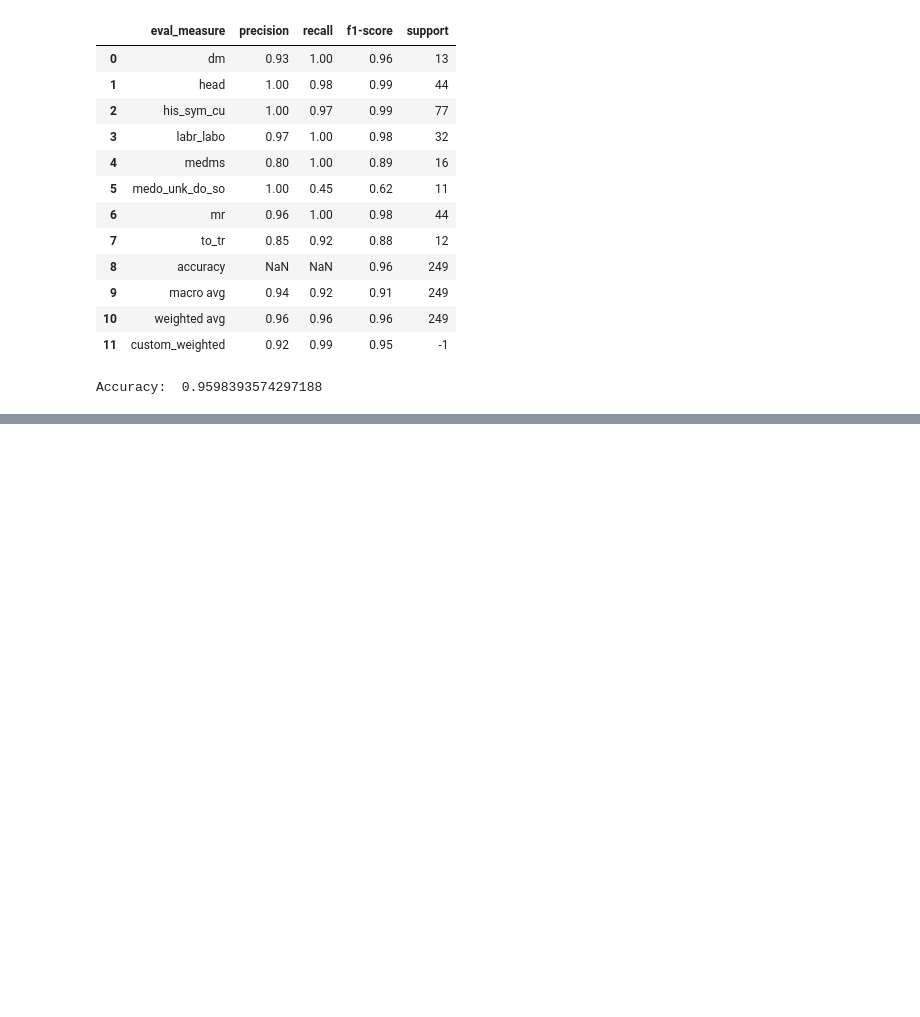
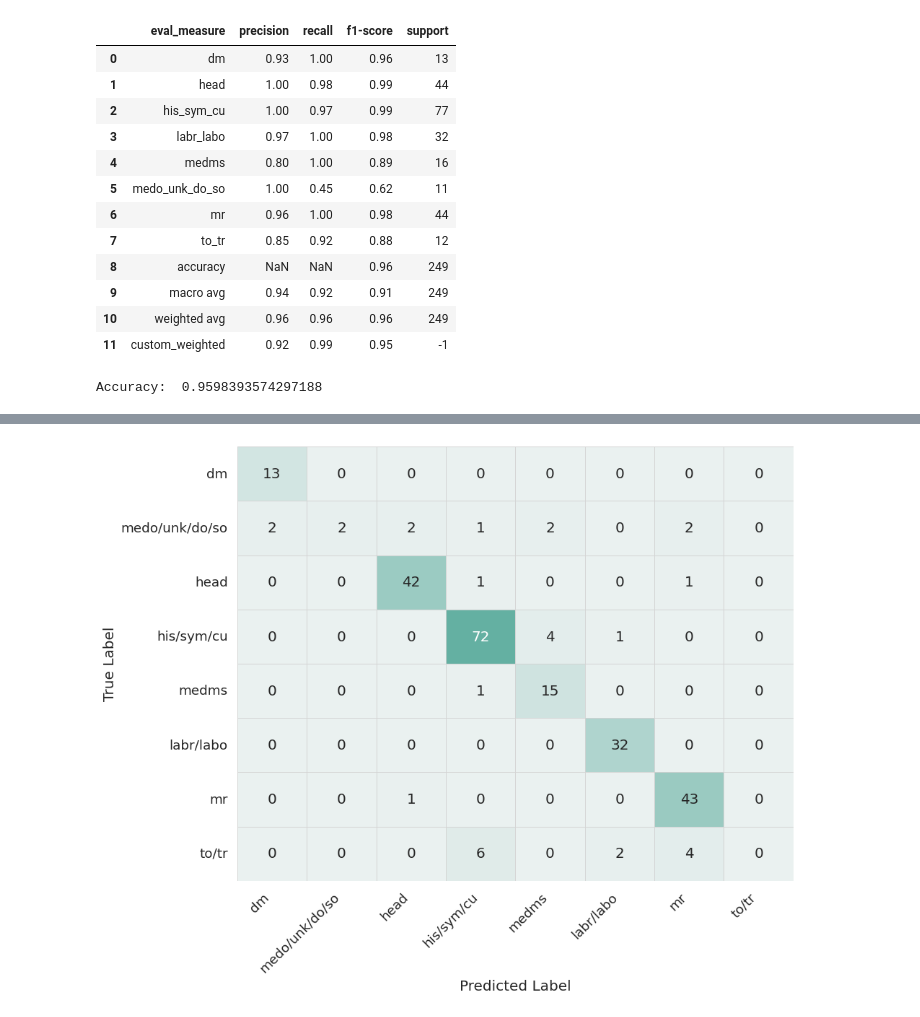
Before and after one commit to maregli/inf-extr, a Jupyter notebook: notebooks/line-label_prediction/line-label_model_comparison.ipynb, the cells around one changed output, grey strips where cells are left out. Drawn from its saved outputs; the diff is of its cells as text; code cells hidden in the pictures; blank space fills up the shorter version.

```diff
--- a/notebooks/line-label_prediction/line-label_model_comparison.ipynb
+++ b/notebooks/line-label_prediction/line-label_model_comparison.ipynb
@@ -122,0 +132,18 @@ plot_embeddings(b_hidden_states, b_labels, title="Token-Label Embeddings", metho
+# %%
+indexes = []
+lengths = 0
+for rid, data in res_line_rids.groupby("rid"):
+    # Find corresponding token obs
+    for obs in res_token:
+        if obs["rid"] == rid:
+            length = len(obs["labs"])
+            break
+    # Select the indexes up to the length of the token obs
+    indexes.extend(list(data.index)[:length])
+# %%
+res_line_df = pd.DataFrame(res_line, columns=res_line.keys())
+res_line_df = res_line_df.loc[indexes]
+# %%
+y_true = res_line_df["labels"]
+last_hidden_state = res_line_df["last_hidden_state"] # If inference was run without --output_hidden_states, this will be None and no plottings will be possible
+y_pred = res_line_df["preds"]
@@ -122,0 +155,6 @@ plot_embeddings(b_hidden_states, b_labels, title="Token-Label Embeddings", metho
+# %%
+display_labels = {k:v.replace("_", "/") for k,v in line_label_id2label.items()}
+# %%
+pretty_confusion_matrix(y_true, y_pred, display_labels)
+# %% [output]
+[figure, added]
```
Also changed, not shown: parts of 11 cells of this notebook.
